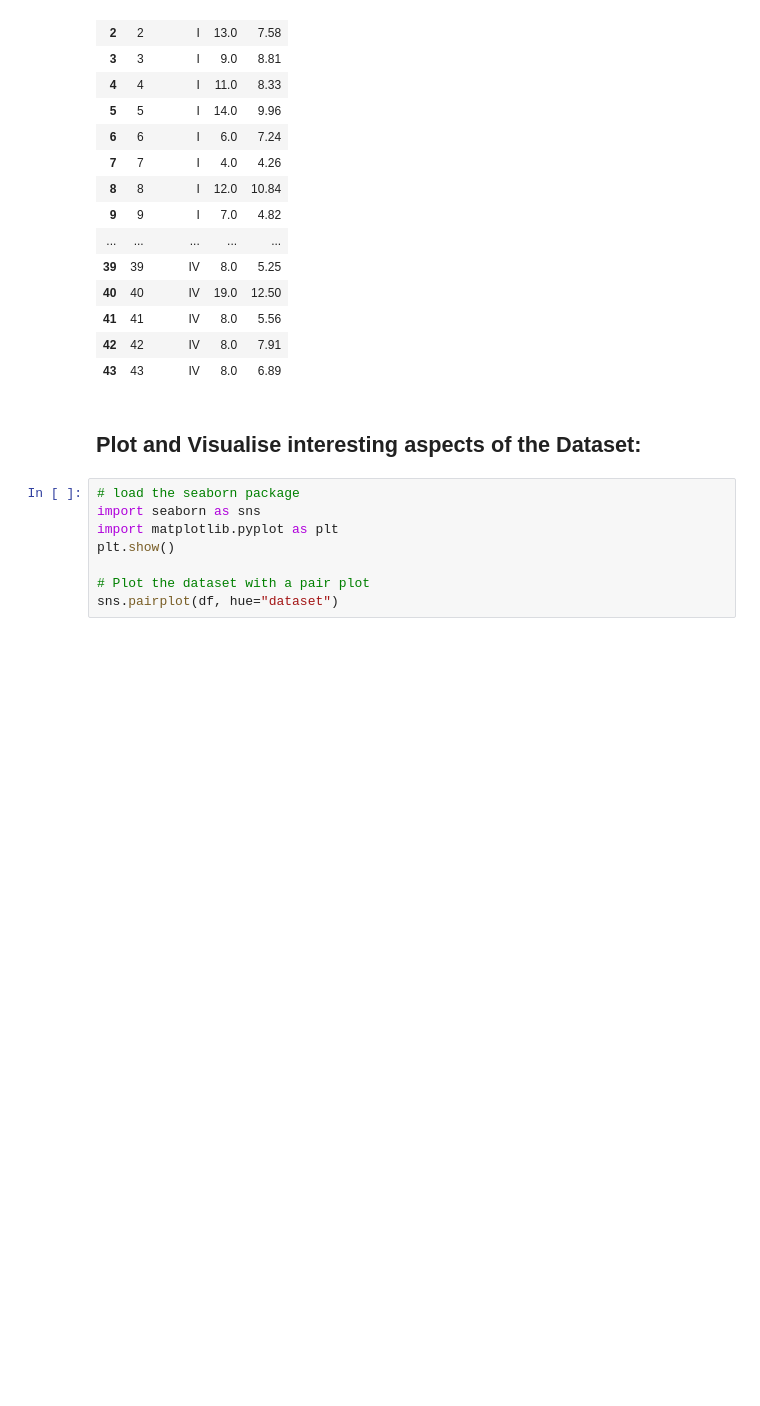
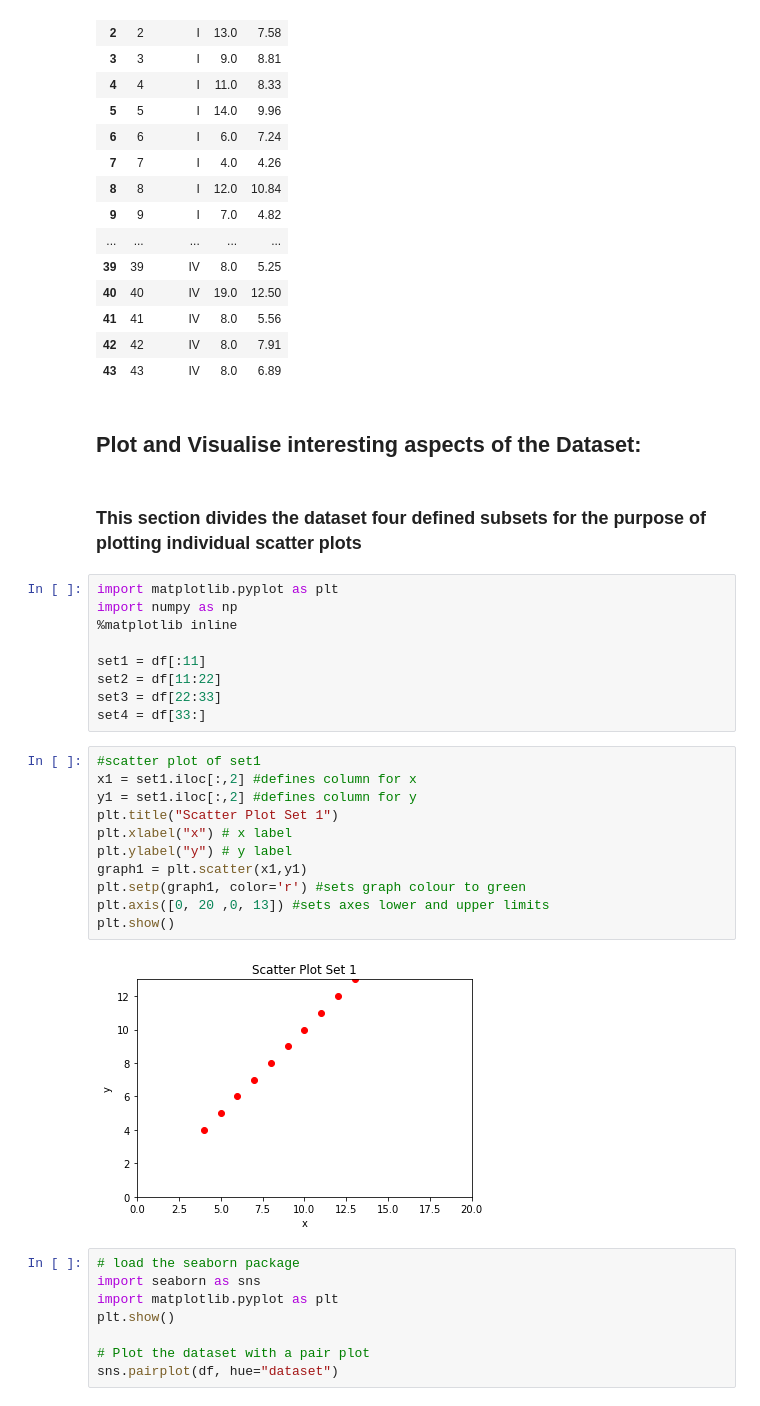
Before and after one commit to JulianConneely/Fundamentals-of-Data-Analysis-Practical-Assignment, a Jupyter notebook: Anscombes quartet dataset.ipynb, the cells around one changed output. Saved outputs shown, nothing was run; the diff lists cells and outputs as text; blank space fills up the shorter version.

Commit message:
included scatterplot for set1 of the dataset

```diff
--- a/Anscombes quartet dataset.ipynb
+++ b/Anscombes quartet dataset.ipynb
@@ -41,6 +41,30 @@ df
 | 43 | 43 | IV | 8.0 | 6.89 |
 # %% [markdown]
 ## Plot and Visualise interesting aspects of the Dataset:
+# %% [markdown]
+### This section divides the dataset four defined subsets for the purpose of plotting individual scatter plots
+# %%
+import matplotlib.pyplot as plt
+import numpy as np
+%matplotlib inline
+
+set1 = df[:11]
+set2 = df[11:22]
+set3 = df[22:33]
+set4 = df[33:]
+# %%
+#scatter plot of set1
+x1 = set1.iloc[:,2] #defines column for x
+y1 = set1.iloc[:,2] #defines column for y
+plt.title("Scatter Plot Set 1")
+plt.xlabel("x") # x label
+plt.ylabel("y") # y label
+graph1 = plt.scatter(x1,y1)
+plt.setp(graph1, color='r') #sets graph colour to green
+plt.axis([0, 20 ,0, 13]) #sets axes lower and upper limits
+plt.show()
+# %% [output]
+[figure, added]
 # %%
 # load the seaborn package
 import seaborn as sns
```
